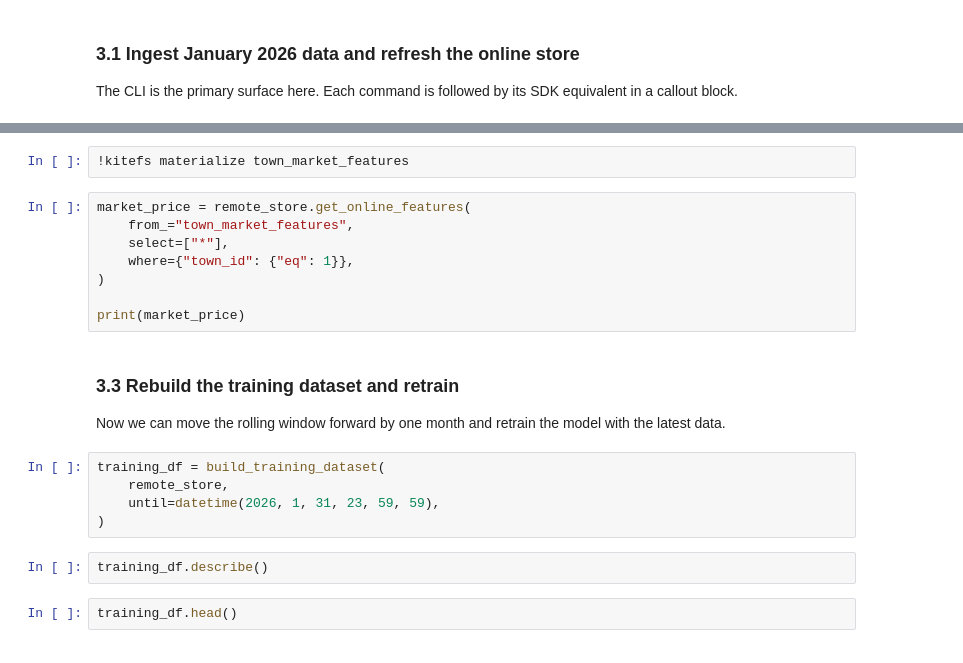
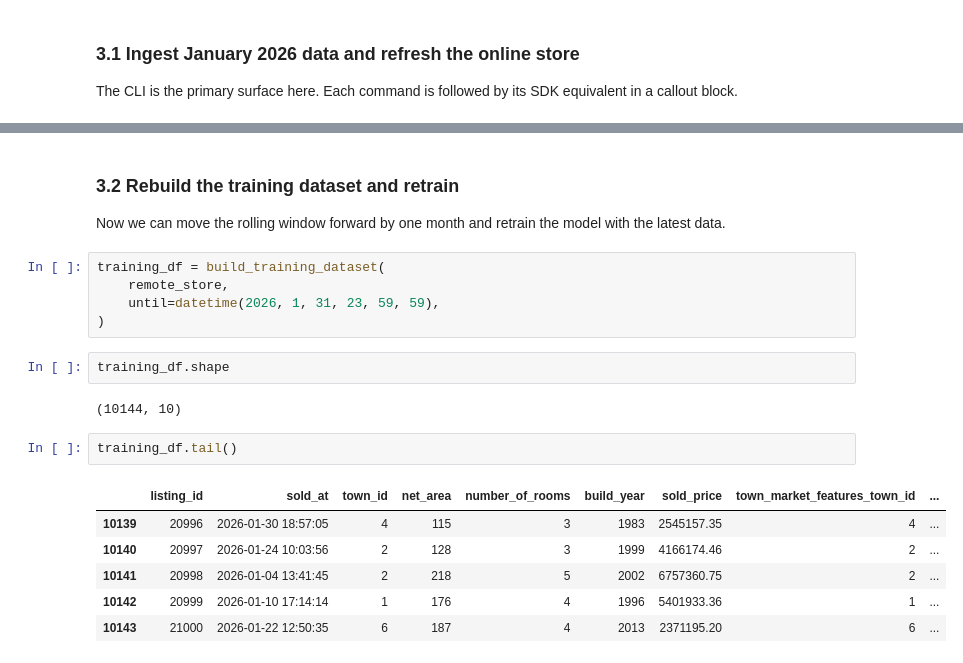
Before and after one commit to fedaipaca/kitefs-examples, a Jupyter notebook: training/price_prediction.ipynb, the cells around one changed output, grey strips where cells are left out. Drawn from its saved outputs; the diff is of its cells as text.

```diff
--- a/training/price_prediction.ipynb
+++ b/training/price_prediction.ipynb
@@ -408,15 +735,5 @@ The CLI is the primary surface here. Each command is followed by its SDK equival
-# %%
-!kitefs materialize town_market_features
-# %%
-market_price = remote_store.get_online_features(
-    from_="town_market_features",
-    select=["*"],
-    where={"town_id": {"eq": 1}},
-)
-
-print(market_price)
 # %% [markdown]
-### 3.3 Rebuild the training dataset and retrain
+### 3.2 Rebuild the training dataset and retrain
 
 Now we can move the rolling window forward by one month and retrain the model with the latest data.
 # %%
@@ -425,9 +742,18 @@ training_df = build_training_dataset(
     until=datetime(2026, 1, 31, 23, 59, 59),
 )
 # %%
-training_df.describe()
+training_df.shape
+# %% [output]
+(10144, 10)
 # %%
-training_df.head()
+training_df.tail()
+# %% [output]
+|  | listing_id | sold_at | town_id | net_area | number_of_rooms | build_year | sold_price | town_market_features_town_id | ... |
+| 10139 | 20996 | 2026-01-30 18:57:05 | 4 | 115 | 3 | 1983 | 2545157.35 | 4 | ... |
+| 10140 | 20997 | 2026-01-24 10:03:56 | 2 | 128 | 3 | 1999 | 4166174.46 | 2 | ... |
+| 10141 | 20998 | 2026-01-04 13:41:45 | 2 | 218 | 5 | 2002 | 6757360.75 | 2 | ... |
+| 10142 | 20999 | 2026-01-10 17:14:14 | 1 | 176 | 4 | 1996 | 5401933.36 | 1 | ... |
+| 10143 | 21000 | 2026-01-22 12:50:35 | 6 | 187 | 4 | 2013 | 2371195.20 | 6 | ... |
 # %%
 model = train_and_evaluate(training_df)
 save_model(model)
```
Also changed, not shown: parts of 58 cells of this notebook, 1 other file.
